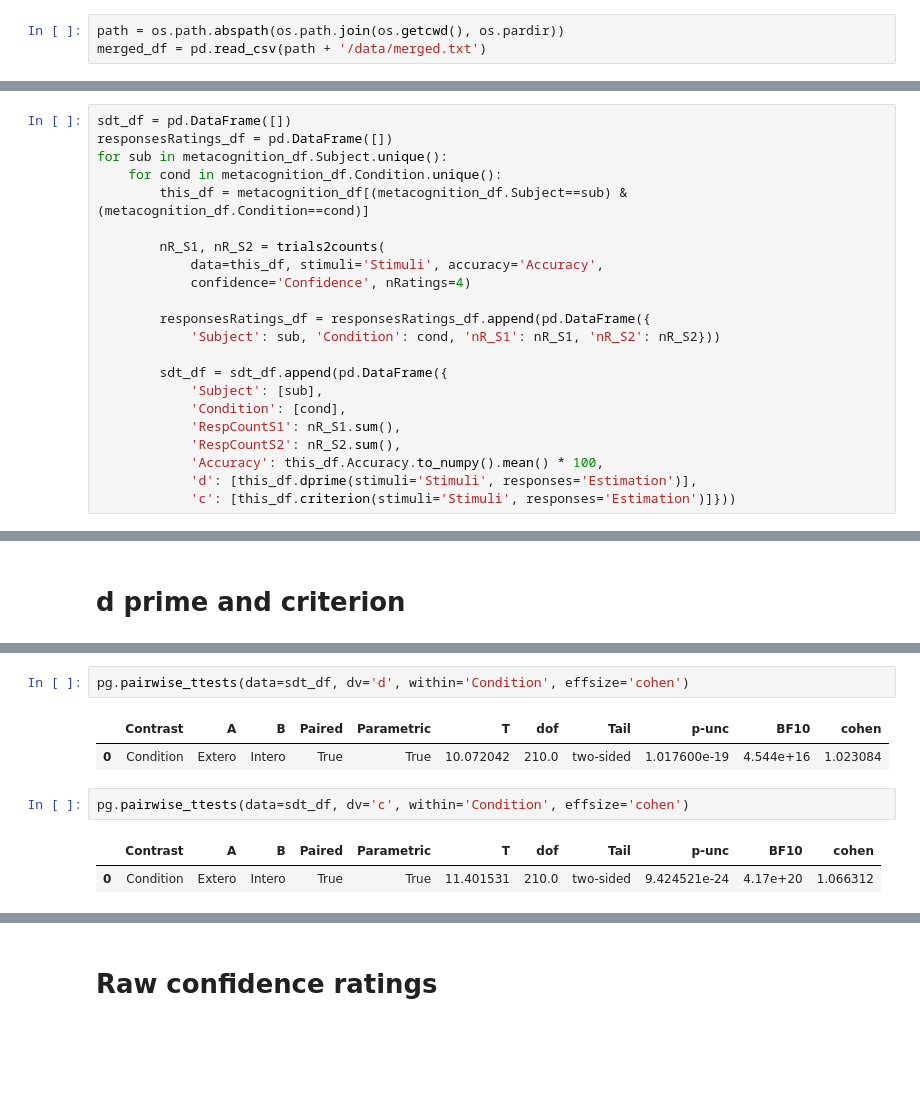
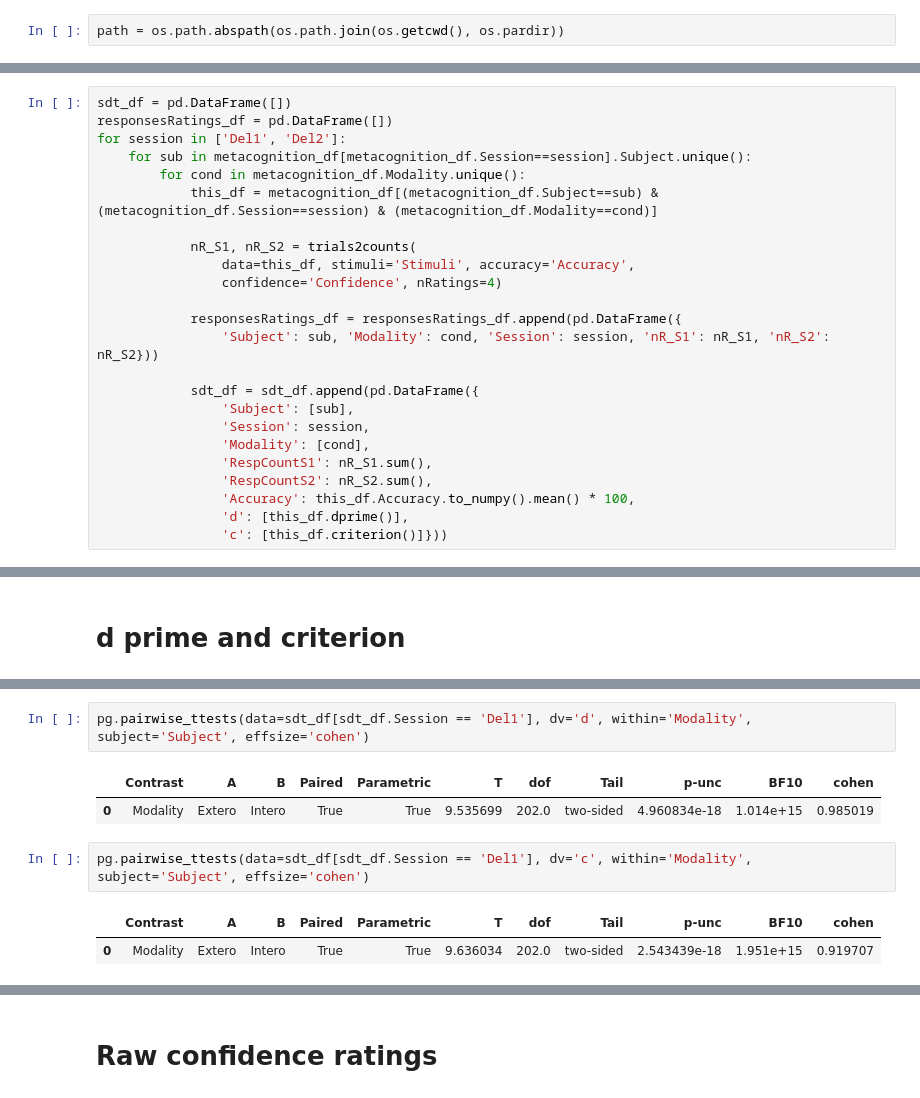
Before and after one commit to embodied-computation-group/CardioceptionPaper, a Jupyter notebook: code/3-Metacognition.ipynb, the cells around one changed output, grey strips where cells are left out. Saved outputs shown, nothing was run; the diff lists cells and outputs as text; blank space fills up the shorter version.

```diff
--- a/code/4-Metacognition.ipynb
+++ b/code/3-Metacognition.ipynb
@@ -20,7 +20,6 @@ sns.set_context('talk')
 Import merged dataframe from behavioral data.
 # %%
 path = os.path.abspath(os.path.join(os.getcwd(), os.pardir))
-merged_df = pd.read_csv(path + '/data/merged.txt')
 # %% [markdown]
 Filter trial level dataframe, discretize confidence rating and store results in a `metacognition_trials.txt` file.
 # %%
@@ -59,25 +67,27 @@ Extract d prime and criterion in `sdt_df` and save response ratings in `response
 # %%
 sdt_df = pd.DataFrame([])
 responsesRatings_df = pd.DataFrame([])
-for sub in metacognition_df.Subject.unique():
-    for cond in metacognition_df.Condition.unique():
-        this_df = metacognition_df[(metacognition_df.Subject==sub) & (metacognition_df.Condition==cond)]
+for session in ['Del1', 'Del2']:
+    for sub in metacognition_df[metacognition_df.Session==session].Subject.unique():
+        for cond in metacognition_df.Modality.unique():
+            this_df = metacognition_df[(metacognition_df.Subject==sub) & (metacognition_df.Session==session) & (metacognition_df.Modality==cond)]
 
-        nR_S1, nR_S2 = trials2counts(
-            data=this_df, stimuli='Stimuli', accuracy='Accuracy',
-            confidence='Confidence', nRatings=4)
+            nR_S1, nR_S2 = trials2counts(
+                data=this_df, stimuli='Stimuli', accuracy='Accuracy',
+                confidence='Confidence', nRatings=4)
 
-        responsesRatings_df = responsesRatings_df.append(pd.DataFrame({
-            'Subject': sub, 'Condition': cond, 'nR_S1': nR_S1, 'nR_S2': nR_S2}))
+            responsesRatings_df = responsesRatings_df.append(pd.DataFrame({
+                'Subject': sub, 'Modality': cond, 'Session': session, 'nR_S1': nR_S1, 'nR_S2': nR_S2}))
 
-        sdt_df = sdt_df.append(pd.DataFrame({
-            'Subject': [sub],
-            'Condition': [cond],
-            'RespCountS1': nR_S1.sum(),
-            'RespCountS2': nR_S2.sum(),
-            'Accuracy': this_df.Accuracy.to_numpy().mean() * 100,
-            'd': [this_df.dprime(stimuli='Stimuli', responses='Estimation')],
-            'c': [this_df.criterion(stimuli='Stimuli', responses='Estimation')]}))
+            sdt_df = sdt_df.append(pd.DataFrame({
+                'Subject': [sub],
+                'Session': session,
+                'Modality': [cond],
+                'RespCountS1': nR_S1.sum(),
+                'RespCountS2': nR_S2.sum(),
+                'Accuracy': this_df.Accuracy.to_numpy().mean() * 100,
+                'd': [this_df.dprime()],
+                'c': [this_df.criterion()]}))
 # %% [markdown]
 Drop participants whose values for d-prime are outside 1.5 times the interquartile range.
 # %%
@@ -115,10 +149,10 @@ plt.tight_layout()
 # %%
-pg.pairwise_ttests(data=sdt_df, dv='d', within='Condition', effsize='cohen')
+pg.pairwise_ttests(data=sdt_df[sdt_df.Session == 'Del1'], dv='d', within='Modality', subject='Subject', effsize='cohen')
 # %% [output]
 |  | Contrast | A | B | Paired | Parametric | T | dof | Tail | p-unc | BF10 | cohen |
-| 0 | Condition | Extero | Intero | True | True | 10.072042 | 210.0 | two-sided | 1.017600e-19 | 4.544e+16 | 1.023084 |
+| 0 | Modality | Extero | Intero | True | True | 9.535699 | 202.0 | two-sided | 4.960834e-18 | 1.014e+15 | 0.985019 |
 # %%
-pg.pairwise_ttests(data=sdt_df, dv='c', within='Condition', effsize='cohen')
+pg.pairwise_ttests(data=sdt_df[sdt_df.Session == 'Del1'], dv='c', within='Modality', subject='Subject', effsize='cohen')
 # %% [output]
 |  | Contrast | A | B | Paired | Parametric | T | dof | Tail | p-unc | BF10 | cohen |
-| 0 | Condition | Extero | Intero | True | True | 11.401531 | 210.0 | two-sided | 9.424521e-24 | 4.17e+20 | 1.066312 |
+| 0 | Modality | Extero | Intero | True | True | 9.636034 | 202.0 | two-sided | 2.543439e-18 | 1.951e+15 | 0.919707 |
```
Also changed, not shown: parts of 9 cells of this notebook, 3 other files.
